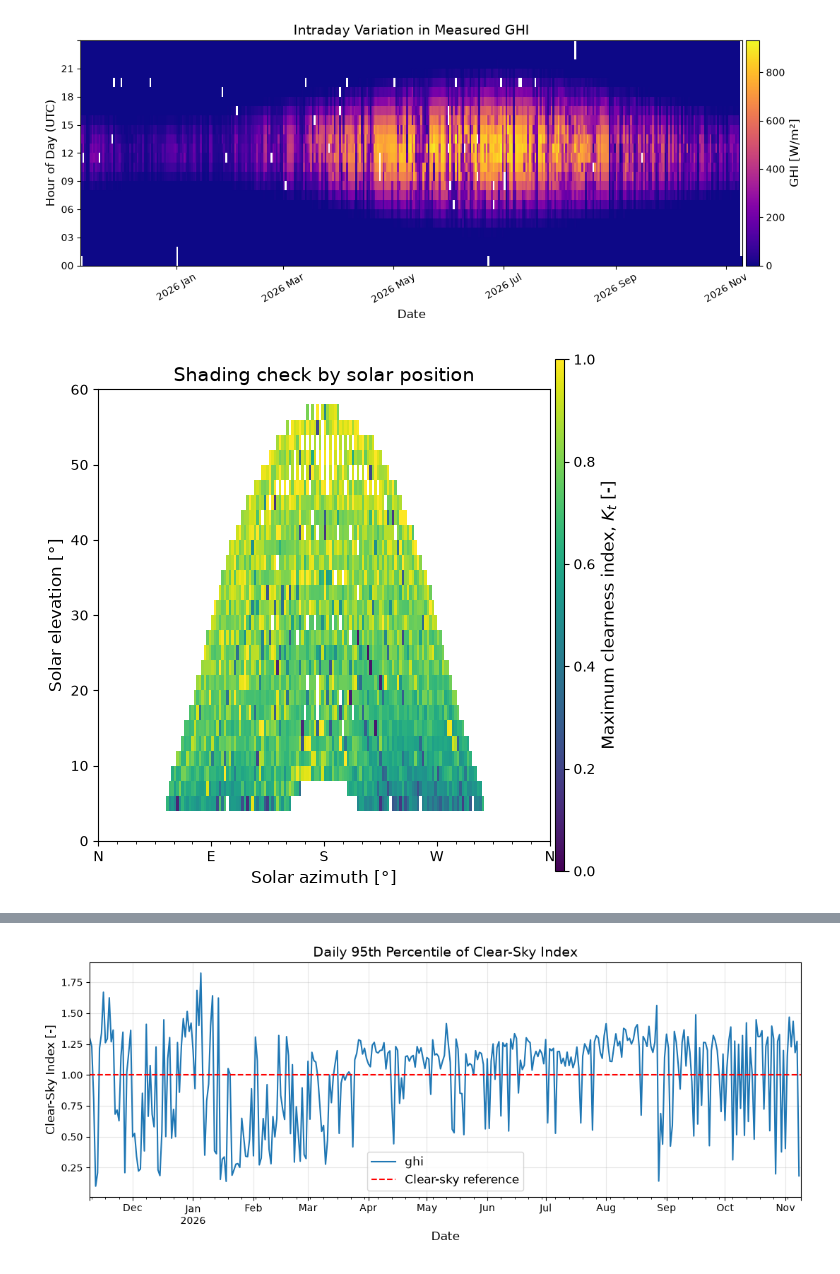
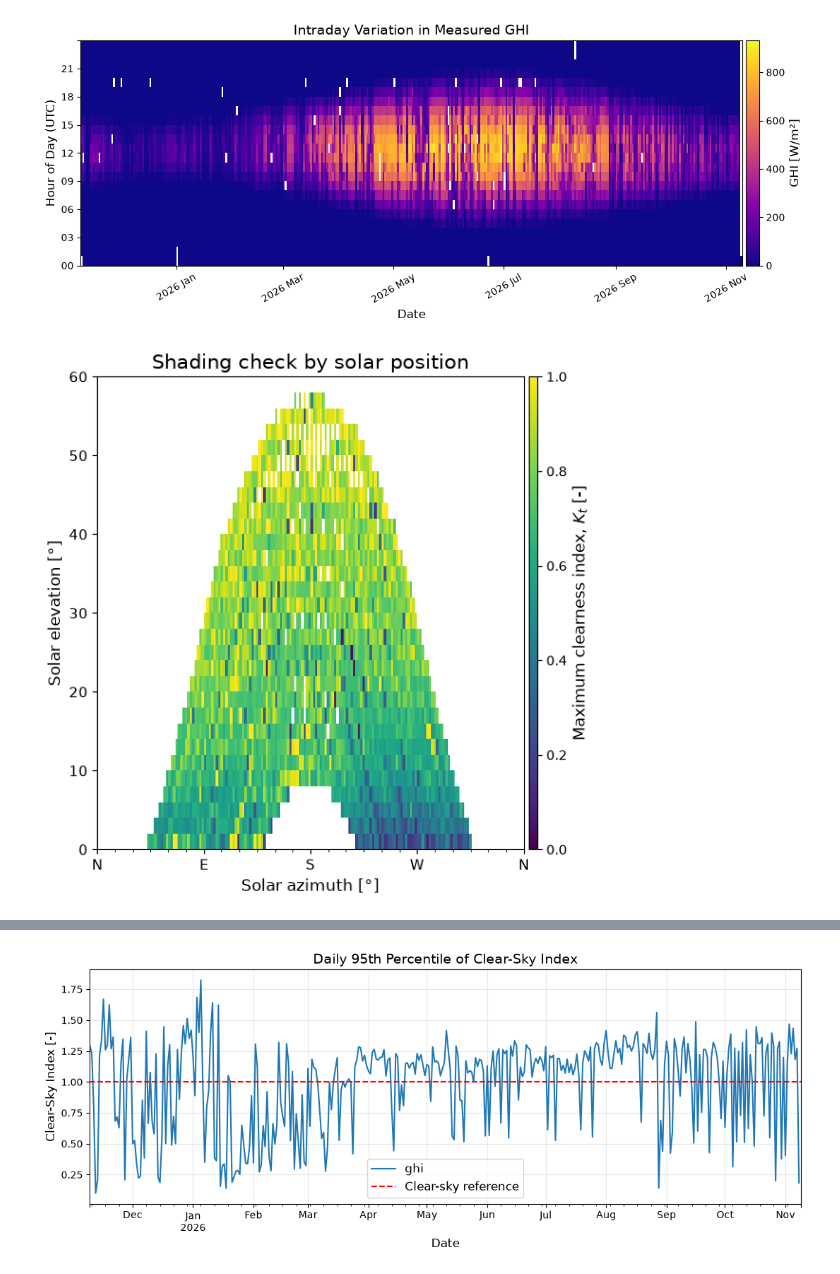
Before and after one commit to MatildeMGM/solar_forecast_project, a Jupyter notebook: notebooks/weather_measurements.ipynb, the cells around one changed output, grey strips where cells are left out. Saved outputs shown, nothing was run; the diff lists cells and outputs as text; code cells hidden in the pictures.

Commit message:
plot billeder

```diff
--- a/notebooks/weather_measurements.ipynb
+++ b/notebooks/weather_measurements.ipynb
@@ -416,34 +421,38 @@ plt.show()
 data = data_clean.copy()
 # %%
 valid = (
-    (data["solar_elevation"] > 5)
+    (data["solar_elevation"] > 0)
     & data["ghi"].notna()
     & (data["ghi"] >= 0)
 )
 
 fig, ax = plt.subplots(figsize=(6, 6))
 
 solarpy.plotting.plot_shading_heatmap(
     value=data.loc[valid, "ghi"] / data.loc[valid, "ghi_extra"],
     solar_azimuth=data.loc[valid, "solar_azimuth"],
     solar_elevation=data.loc[valid, "solar_elevation"],
     azimuth_bin_size=2,
     elevation_bin_size=2,
     encoding="max",
     cmap="viridis",
     norm=Normalize(vmin=0, vmax=1.0),
     colorbar_label=r"Maximum clearness index, $K_t$ [-]",
     ax=ax,
 )
 
-ax.set_title("Shading check by solar position")
+ax.set_title("Shading check by solar position", fontsize=15)
 ax.set_xticks([0, 90, 180, 270, 360], ["N", "E", "S", "W", "N"])
-ax.set_xlabel("Solar azimuth [°]")
-ax.set_ylabel("Solar elevation [°]")
+ax.set_xlabel("Solar azimuth [°]", fontsize=12)
+ax.set_ylabel("Solar elevation [°]", fontsize=12)
+ax.tick_params(axis="both", labelsize=11)
+
 ax.set_aspect("auto")
-ax.set_box_aspect(1)
+ax.set_box_aspect(None)
+
 fig.tight_layout()
+fig.savefig("shading_analysis.svg", facecolor="white")
 plt.show()
 # %% [output]
-[figure, old version]
+[figure, new version]
 # %%
```
Also changed, not shown: parts of 2 cells of this notebook, 4 other files.
